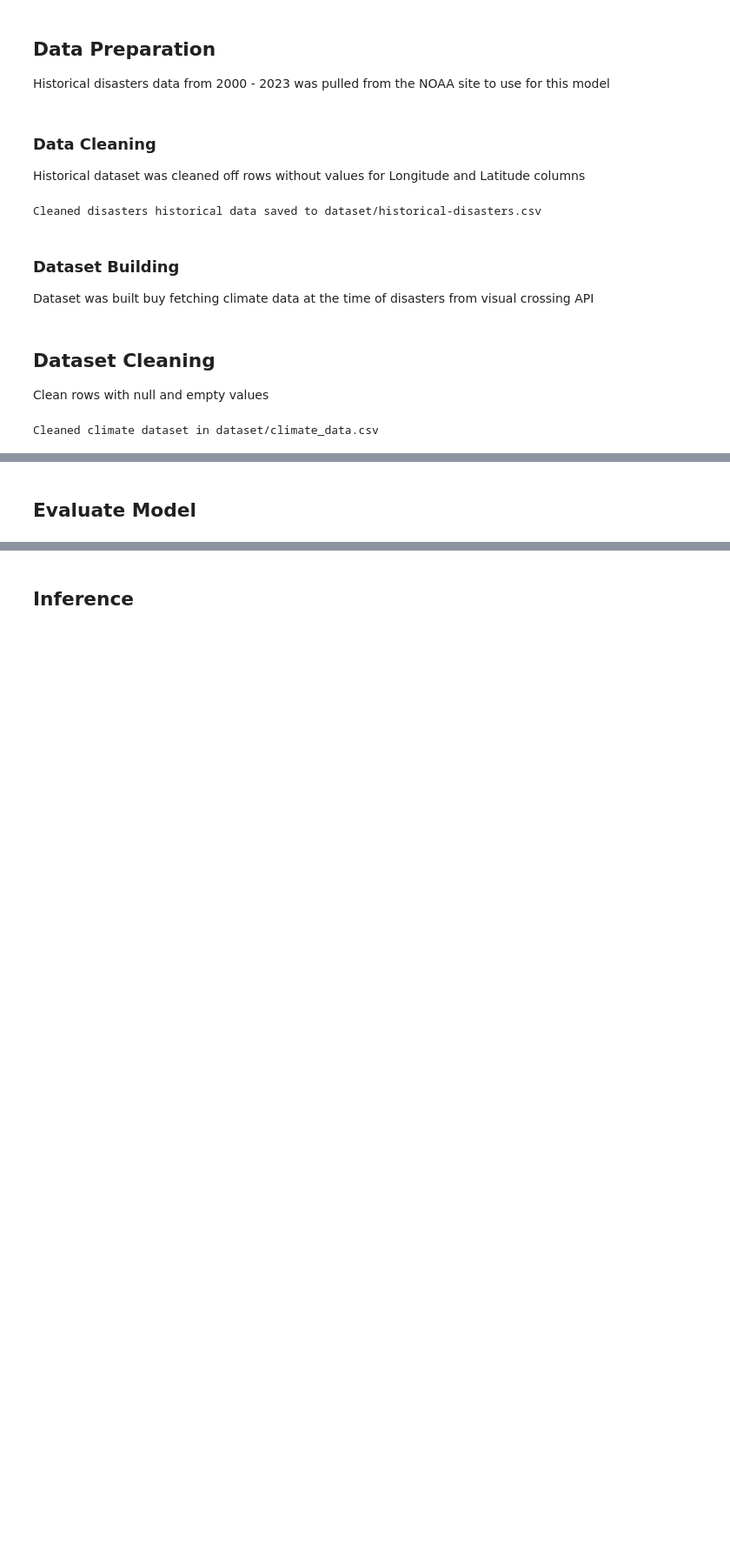
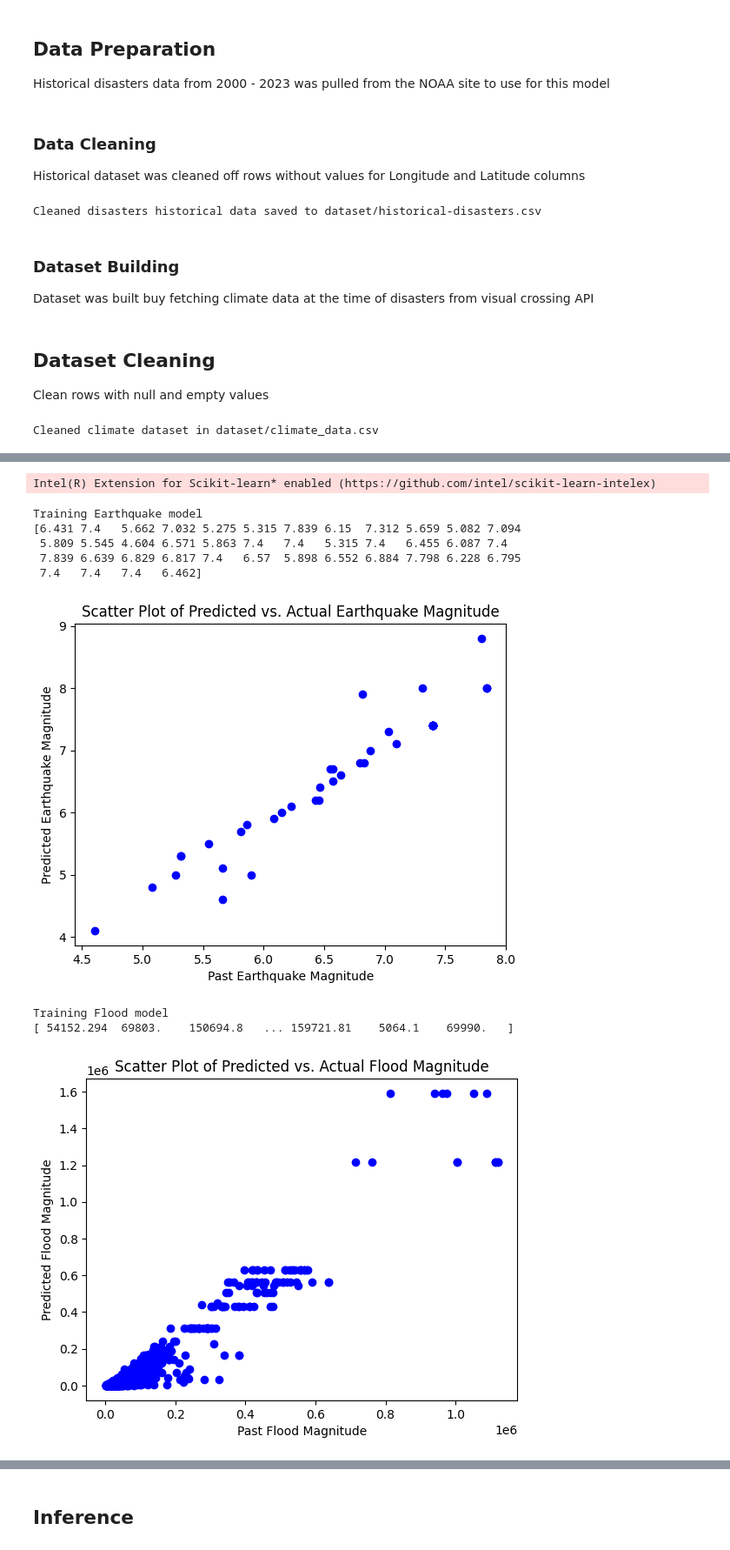
Before and after one commit to pope-h/climate-waivers, a Jupyter notebook: models/analysis_model/waverX-Analysis.ipynb, the cells around one changed output, grey strips where cells are left out. Shown at 87% size. Saved outputs shown, nothing was run; the diff lists cells and outputs as text; code cells hidden in the pictures; blank space fills up the shorter version.

```diff
--- a/models/analysis_model/waverX-Analysis.ipynb
+++ b/models/analysis_model/waverX-Analysis.ipynb
@@ -186,9 +187,12 @@ from sklearnex import patch_sklearn
 from sklearn import config_context
 from sklearn.metrics import mean_squared_error, r2_score
 import joblib
+import matplotlib.pyplot as plt
 
-
-
+training_mse = []
+training_cod = []
+mse_values = []
+cod_values = []
 
 patch_sklearn()
 
@@ -202,14 +206,11 @@ def build_model(disaster_type):
 
   # Encode  string values
   label_encoder = LabelEncoder()
-  climate_df['Encoded Magnitude Scale'] = label_encoder.fit_transform(climate_df['Magnitude Scale'])
+  # climate_df['Encoded Magnitude Scale'] = label_encoder.fit_transform(climate_df['Magnitude Scale'])
   climate_df['Encoded Disaster Type'] = label_encoder.fit_transform(climate_df['Disaster Type'])
   climate_df['Encoded Weather Type'] = label_encoder.fit_transform(climate_df['Weather Type'])
 
-  training_mse = []
-  training_cod = []
-  mse_values = []
-  cod_values = []
+
   # Prepare features and labels
   y = climate_df["Magnitude"]
   X = climate_df.drop(columns=["Magnitude", "Magnitude Scale","Disaster Type", "Weather Type"], axis=1)
@@ -226,7 +227,7 @@ def build_model(disaster_type):
   # Train with Random Forest Regression
   rf = RandomForestRegressor(n_estimators=100)
 
-  print("Building {} model", disaster_type)
+  print("Training {} model".format(disaster_type))
   # cross validation
   for i in range(N_RUNS):
       # Split the data into training and testing sets
@@ -234,30 +235,66 @@ def build_model(disaster_type):
                                                           random_state=random_state)
       random_state += 777
 
       # training
       with config_context(assume_finite=True):
           model = rf.fit(X_train, y_train)
 
       # inference
       y_train_pred = model.predict(X_train)
       y_pred = model.predict(X_test)
 
       training_mse.append(mean_squared_error(y_train, y_train_pred))
       training_cod.append(r2_score(y_train, y_train_pred))
 
       mse_values.append(mean_squared_error(y_test, y_pred))
       cod_values.append(r2_score(y_test, y_pred))
 
   # Save the model to a file
   joblib.dump(model, f'model/{disaster_type}.pkl')
   print( y_train_pred)
 
+  rf_train_mse = sum(training_mse)/len(training_mse)
+  rf_train_r2 = sum(training_cod)/len(training_cod)
+
+  rf_test_mse = sum(mse_values)/len(mse_values)
+  rf_test_r2 = sum(cod_values)/len(cod_values)
+
+  rf_result = pd.DataFrame(['Random Forest', rf_train_mse, rf_test_mse, rf_train_r2, rf_test_r2]).transpose()
+  rf_result.columns = ["Method", "Training MSE", "Test MSE", "Training R2", "Test R2"]
+  rf_result
+
+  # Create the scatter plot
+  plt.scatter(y_train_pred, y_train, color='b', marker='o')  # Scatter plot with blue circles
+
+  # Customize the plot
+  plt.ylabel("Predicted {} Magnitude".format(disaster_type))
+  plt.xlabel("Past {} Magnitude".format(disaster_type))
+  plt.title("Scatter Plot of Predicted vs. Actual {} Magnitude".format(disaster_type))
+
+  # Show the plot
+  plt.show()
+
+
+
+
+
 
 def build():
   disaster_types = ["Earthquake", "Flood", "Storm"]
   for disasters in disaster_types:
     build_model(disasters)
 
 
 if __name__ == "__main__":
   build()
+# %% [output]
+Intel(R) Extension for Scikit-learn* enabled (https://github.com/intel/scikit-learn-intelex)
+Training Earthquake model
+[6.431 7.4   5.662 7.032 5.275 5.315 7.839 6.15  7.312 5.659 5.082 7.094
+ 5.809 5.545 4.604 6.571 5.863 7.4   7.4   5.315 7.4   6.455 6.087 7.4
+ 7.839 6.639 6.829 6.817 7.4   6.57  5.898 6.552 6.884 7.798 6.228 6.795
+ 7.4   7.4   7.4   6.462]
+[figure, added]
+Training Flood model
+[ 54152.294  69803.    150694.8   ... 159721.81    5064.1    69990.   ]
+[figure, added]
@@ -264,2 +318,0 @@ if __name__ == "__main__":
-# %% [markdown]
-## Evaluate Model
```
Also changed, not shown: parts of 8 cells of this notebook, 3 other files.
